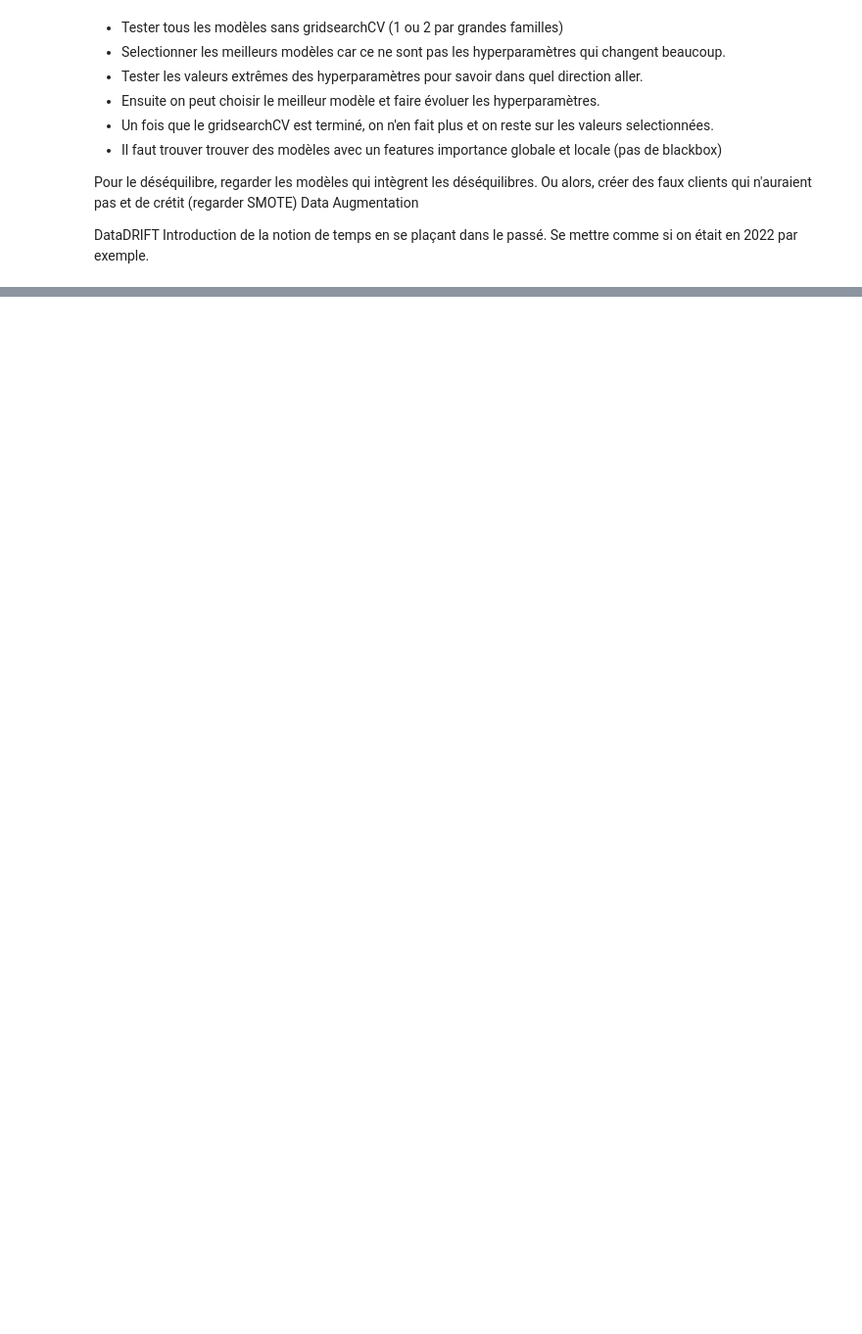
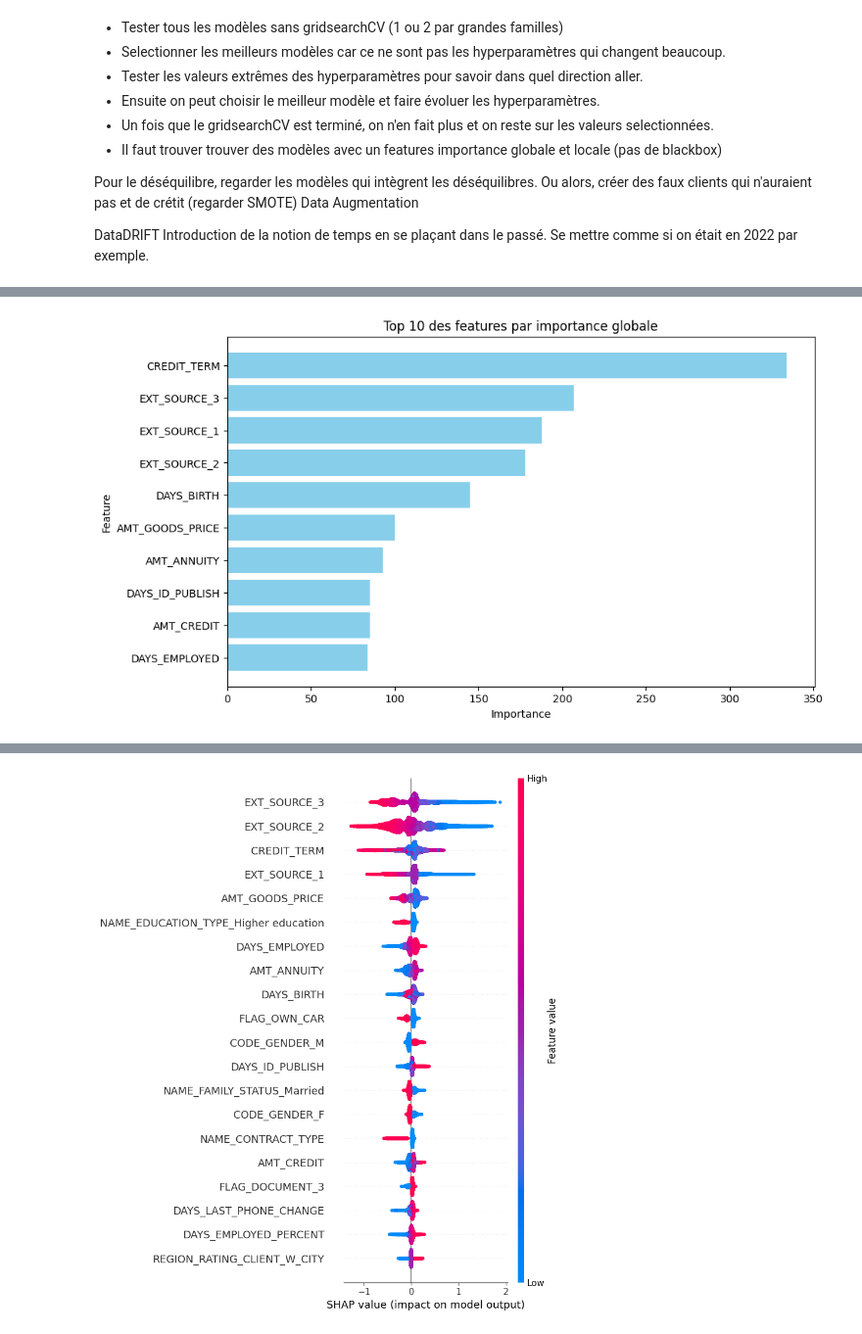
Before and after one commit to SebastienMorichon/DS-PROJET-07, a Jupyter notebook: Livrable.ipynb, the cells around one changed output, grey strips where cells are left out. Shown: that part at 98% size. Cells and saved outputs as stored; diff of their text form; code cells hidden in the pictures; blank space fills up the shorter version.

```diff
--- a/Livrable.ipynb
+++ b/Livrable.ipynb
@@ -278,0 +278,32 @@ And if memory is not enough, you can set `force_col_wise=true`.
+# %%
+# Analyse de l'importance globale avec feature_importances_
+feature_importances = best_model.feature_importances_
+feature_names = app_train.drop(columns=['TARGET']).columns
+
+importance_df = pd.DataFrame({'Feature': feature_names, 'Importance': feature_importances})
+importance_df = importance_df.sort_values(by='Importance', ascending=False)
+
+# Visualiser les 10 principales features par importance globale
+plt.figure(figsize=(10, 6))
+plt.barh(importance_df['Feature'].head(10), importance_df['Importance'].head(10), color='skyblue')
+plt.gca().invert_yaxis()
+plt.title("Top 10 des features par importance globale")
+plt.xlabel("Importance")
+plt.ylabel("Feature")
+plt.show()
+
+# Initialisation de SHAP pour LightGBM
+explainer = shap.TreeExplainer(best_model)
+shap_values = explainer(X_test)  # Créer un objet Explanation
+
+# Importance locale : force plot pour un client spécifique
+client_index = 0  # Exemple : premier client dans le jeu de test
+
+# Utilisation de shap.force_plot avec l'objet Explanation
+shap.initjs()
+shap.force_plot(shap_values[client_index])
+
+# Importance globale : summary plot de SHAP
+shap.summary_plot(shap_values, X_test, feature_names=feature_names)
+# %% [output]
+[figure, added]
@@ -278,0 +311 @@ And if memory is not enough, you can set `force_col_wise=true`.
+[figure, added]
```
Also changed, not shown: parts of 29 cells of this notebook, 8 other files.
